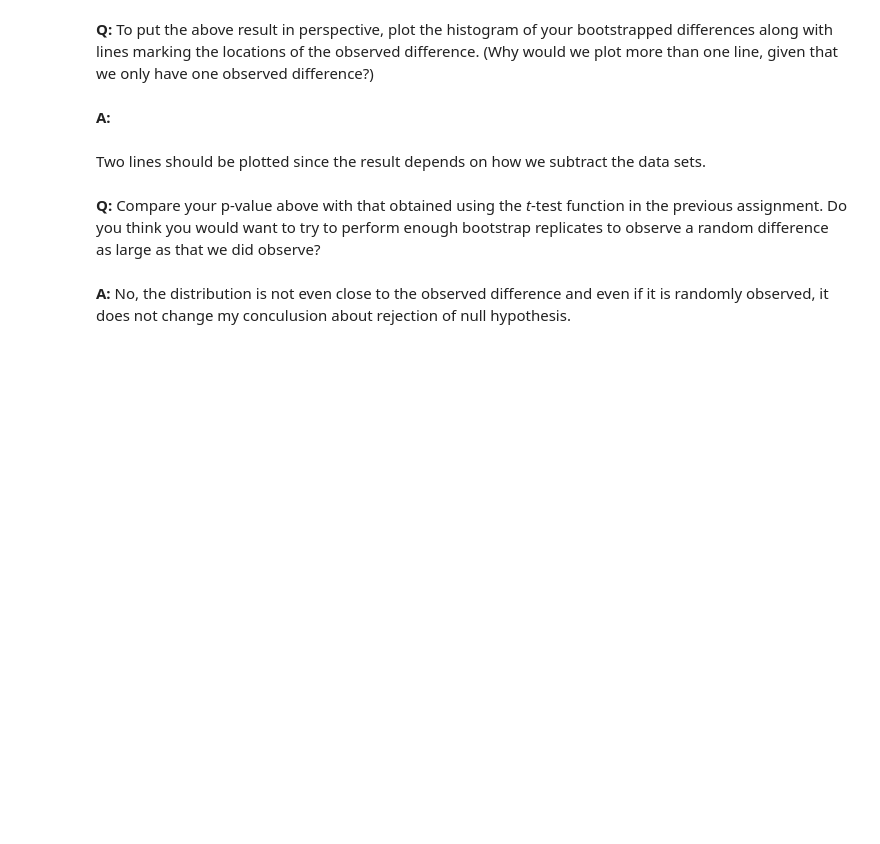
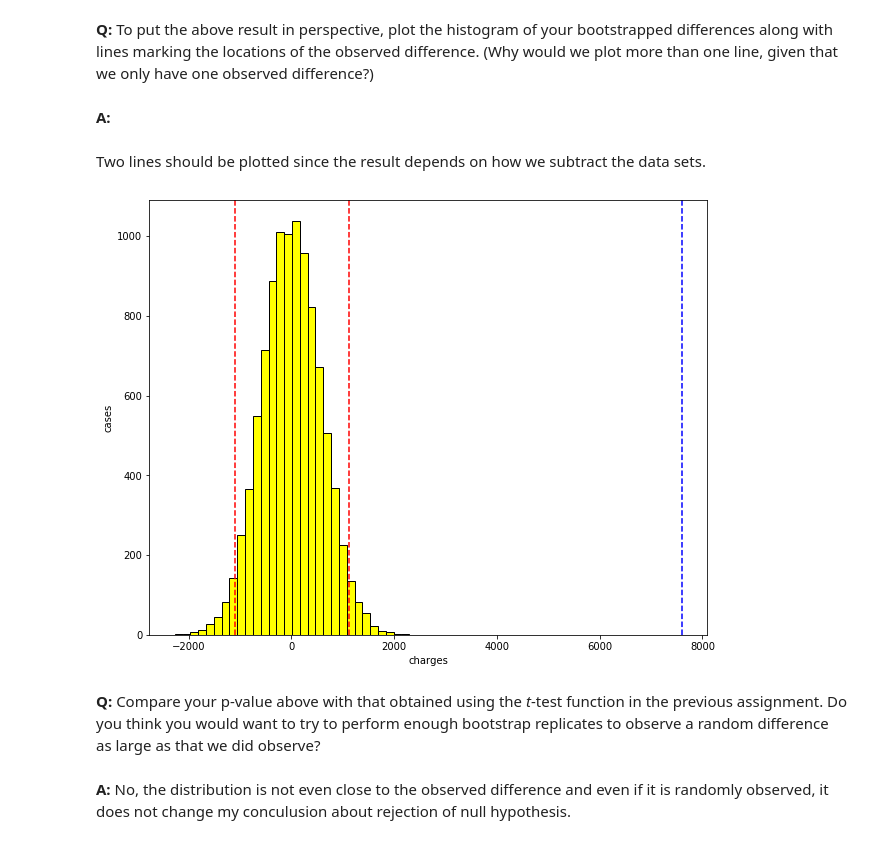
Before and after one commit to mehrnazmir/Springboard, a Jupyter notebook: Bootstrap_inferential_statistics_2-Q.ipynb, the cells around one changed output. Saved outputs shown, nothing was run; the diff lists cells and outputs as text; code cells hidden in the pictures; blank space fills up the shorter version.

```diff
--- a/Bootstrap_inferential_statistics_2-Q.ipynb
+++ b/Bootstrap_inferential_statistics_2-Q.ipynb
@@ -179,10 +214,13 @@ Two lines should be plotted since the result depends on how we subtract the data
 # %%
 _ = plt.figure(figsize=[10,8])
 _ = plt.hist(shifted_bs_replicate, bins=30, color='yellow', ec='k')
 _ = plt.xlabel('charges')
 _ = plt.ylabel('cases')
-_ = plt.axvline(diff_mean, color='r', linestyle='--')
-_ = plt.axvline(-diff_mean, color='r', linestyle='--')
+_ = plt.axvline(shifted_confidence_interval[0], color='r', linestyle='--')
+_ = plt.axvline(shifted_confidence_interval[1], color='r', linestyle='--')
+_ = plt.axvline(diff_mean, color='b', linestyle='--')
+# %% [output]
+[figure, added]
 # %% [markdown]
 __Q:__ Compare your p-value above with that obtained using the _t_-test function in the previous assignment. Do you think you would want to try to perform enough bootstrap replicates to observe a random difference as large as that we did observe?
 # %% [markdown]
```
Also changed, not shown: parts of 15 cells of this notebook.
